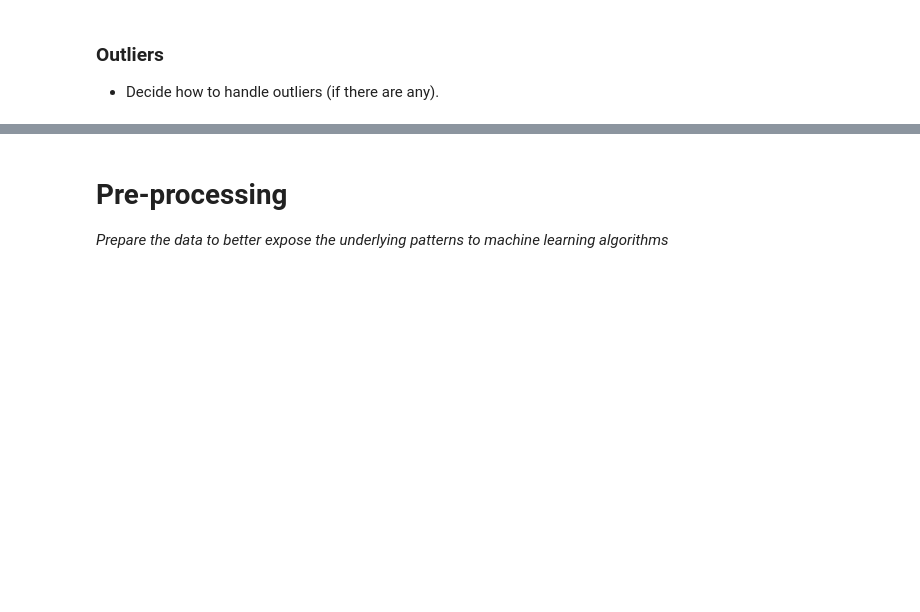
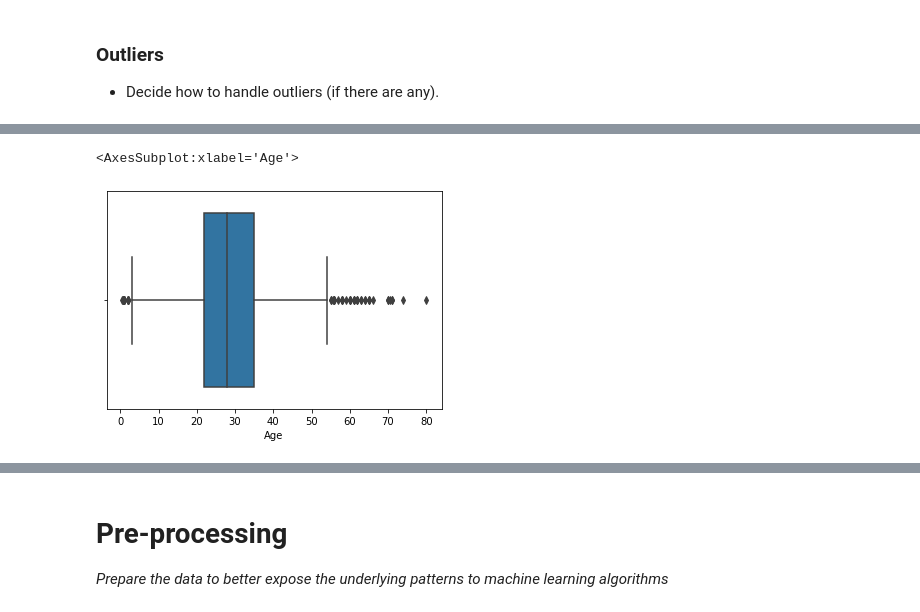
Before and after one commit to JonR45/Titanic, a Jupyter notebook: titanic_attempt_2.ipynb, the cells around one changed output, grey strips where cells are left out. Drawn from its saved outputs; the diff is of its cells as text; code cells hidden in the pictures; blank space fills up the shorter version.

```diff
--- a/titanic_attempt_2.ipynb
+++ b/titanic_attempt_2.ipynb
@@ -357,0 +507,7 @@ data_cleaned.head()
+# %%
+# form a box plot for the skewed features
+# boxplot of Age
+sns.boxplot(x=training_data_tr['Age'])
+# %% [output]
+<AxesSubplot:xlabel='Age'>
+[figure, added]
```
Also changed, not shown: parts of 89 cells of this notebook.
